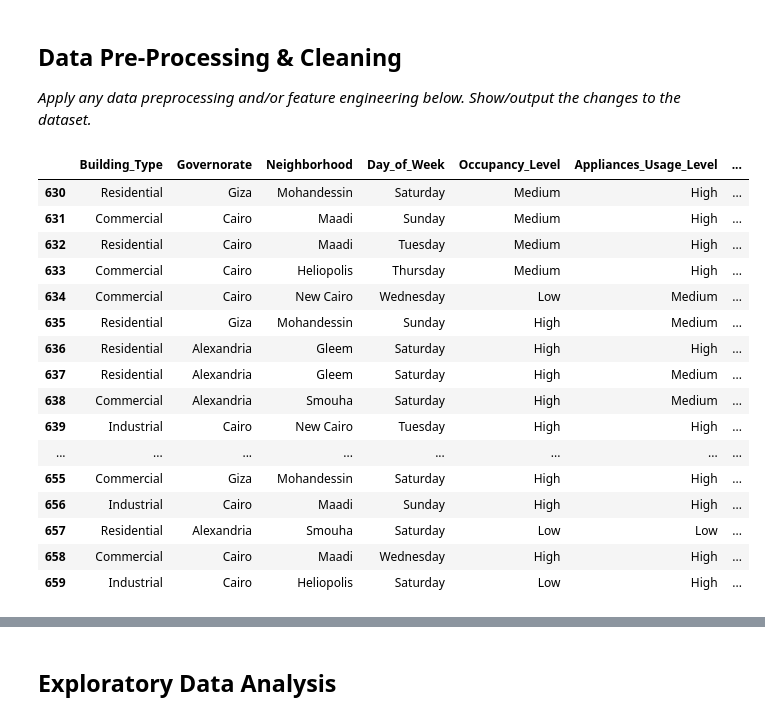
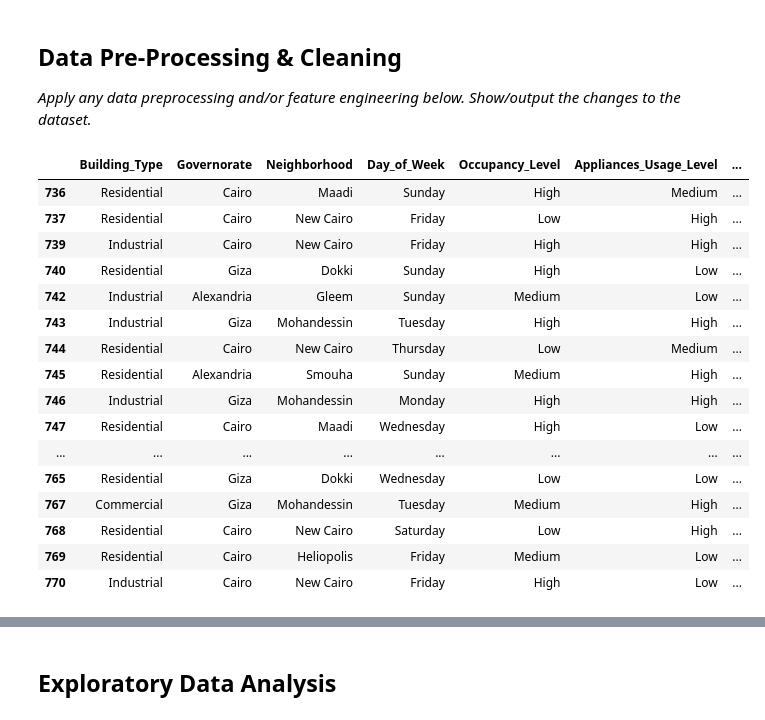
Before and after one commit to janabassemv/Customer-Segmentation, a Jupyter notebook: Regression_Mini-Project.ipynb, the cells around one changed output, grey strips where cells are left out. Cells and saved outputs as stored; diff of their text form; code cells hidden in the pictures.

```diff
--- a/Regression_Mini-Project.ipynb
+++ b/Regression_Mini-Project.ipynb
@@ -143,41 +143,70 @@ _Apply any data preprocessing and/or feature engineering below. Show/output the
 # %%
 df=df.drop('Building_ID', axis=1)
 df['Neighborhood'] = df['Neighborhood'].str.replace(r'[^a-zA-Z \s]','', regex=True)                         #removes anything that is not a letter or a space
 
 df['Day_of_Week']= df['Day_of_Week'].str.lower().str.capitalize()                                           #Turns all letters to lower case then capitalizes the first letter
 
 df['SquareFootage']= df['SquareFootage']. str.replace('m2', '', regex=True)                                 #removes the m2 that is in some of the SquareFootage values
 df['SquareFootage']= df['SquareFootage']. str.replace(r'[^0-9\s]', '', regex=True)                          #removes anything that is not a number or a space
 df['Energy_Consumption']= df['Energy_Consumption']. str.replace(r'[^0-9\s]', '', regex=True)                #removes anything that is not a number or a space
 
 df.loc[(df['Neighborhood'] == "New Cairo")| (df['Neighborhood'] == "Heliopolis")| (df['Neighborhood'] == "Maadi") & (df['Governorate'].isna()), 'Governorate'] = "Cairo"    #Fills in all NaN in Government with Cairo for Neighborhood New Cairo and Helioplis
 df.loc[(df['Neighborhood'] == "Dokki") | (df['Neighborhood'] == "Mohandessin") & (df['Governorate'].isna()), 'Governorate'] = "Giza"       #Fills in all NaN in Government with Giza for Neighborhood Dokki and Mohandessin
 df.loc[(df['Neighborhood'] == "Smouha") | (df['Neighborhood'] == "Gleem") & (df['Governorate'].isna()), 'Governorate'] = "Alexandria"      #Fills in all NaN in Government with Alexandria for Neighborhood Gleem and Smouha
 
 df['SquareFootage']= df['SquareFootage']. str.replace(r'[^0-9\s]', '', regex=True)
 
 
 
 df['Building_Type'] = df['Building_Type'].fillna(df['Building_Type'].mode()[0])                                               #Fills in all NaN in Building_Type with the most repeated type
-df['Average_Temperature'] = df['Average_Temperature'].fillna(round(df['Average_Temperature'].mean(), 2)).round(2)             #Fills in all NaN in Average_Temperature with the mode
+df['Average_Temperature'] = df['Average_Temperature'].fillna(round(df['Average_Temperature'].median(), 2)).round(2)             #Fills in all NaN in Average_Temperature with the mode
+
+temp = df['Average_Temperature']
+df['Average_Temperature'] = temp
+#removing outliers using quartiels method
+Q1 = df['Average_Temperature'].quantile(0.25)
+Q3 = df['Average_Temperature'].quantile(0.75)
+iqr = Q3 - Q1
+lowbound = Q1 - 1.5 * iqr
+upbound = Q3 + 1.5 * iqr
+df = df[(df['Average_Temperature'] >= lowbound) & (df['Average_Temperature'] <= upbound)]
+
+df['Energy_Consumption'] = pd.to_numeric(df['Energy_Consumption'], errors='coerce')
+eng_consump = df['Energy_Consumption']
+df['Energy_Consumption'] = eng_consump
+#removing outliers using quartiels method
+Q1 = df['Energy_Consumption'].quantile(0.25)
+Q3 = df['Energy_Consumption'].quantile(0.75)
+iqr = Q3 - Q1
+lowbound = Q1 - 1.5 * iqr
+upbound = Q3 + 1.5 * iqr
+df = df[(df['Energy_Consumption'] >= lowbound) & (df['Energy_Consumption'] <= upbound)]
+
+
+
+
+
+
+
+
 
 
 df.iloc[630:660]
 # %% [output]
 |  | Building_Type | Governorate | Neighborhood | Day_of_Week | Occupancy_Level | Appliances_Usage_Level | ... |
-| 630 | Residential | Giza | Mohandessin | Saturday | Medium | High | ... |
-| 631 | Commercial | Cairo | Maadi | Sunday | Medium | High | ... |
-| 632 | Residential | Cairo | Maadi | Tuesday | Medium | High | ... |
-| 633 | Commercial | Cairo | Heliopolis | Thursday | Medium | High | ... |
-| 634 | Commercial | Cairo | New Cairo | Wednesday | Low | Medium | ... |
-| 635 | Residential | Giza | Mohandessin | Sunday | High | Medium | ... |
-| 636 | Residential | Alexandria | Gleem | Saturday | High | High | ... |
-| 637 | Residential | Alexandria | Gleem | Saturday | High | Medium | ... |
-| 638 | Commercial | Alexandria | Smouha | Saturday | High | Medium | ... |
-| 639 | Industrial | Cairo | New Cairo | Tuesday | High | High | ... |
+| 736 | Residential | Cairo | Maadi | Sunday | High | Medium | ... |
+| 737 | Residential | Cairo | New Cairo | Friday | Low | High | ... |
+| 739 | Industrial | Cairo | New Cairo | Friday | High | High | ... |
+| 740 | Residential | Giza | Dokki | Sunday | High | Low | ... |
+| 742 | Industrial | Alexandria | Gleem | Sunday | Medium | Low | ... |
+| 743 | Industrial | Giza | Mohandessin | Tuesday | High | High | ... |
+| 744 | Residential | Cairo | New Cairo | Thursday | Low | Medium | ... |
+| 745 | Residential | Alexandria | Smouha | Sunday | Medium | High | ... |
+| 746 | Industrial | Giza | Mohandessin | Monday | High | High | ... |
+| 747 | Residential | Cairo | Maadi | Wednesday | High | Low | ... |
 | ... | ... | ... | ... | ... | ... | ... | ... |
-| 655 | Commercial | Giza | Mohandessin | Saturday | High | High | ... |
-| 656 | Industrial | Cairo | Maadi | Sunday | High | High | ... |
-| 657 | Residential | Alexandria | Smouha | Saturday | Low | Low | ... |
-| 658 | Commercial | Cairo | Maadi | Wednesday | High | High | ... |
-| 659 | Industrial | Cairo | Heliopolis | Saturday | Low | High | ... |
+| 765 | Residential | Giza | Dokki | Wednesday | Low | Low | ... |
+| 767 | Commercial | Giza | Mohandessin | Tuesday | Medium | High | ... |
+| 768 | Residential | Cairo | New Cairo | Saturday | Low | High | ... |
+| 769 | Residential | Cairo | Heliopolis | Friday | Medium | Low | ... |
+| 770 | Industrial | Cairo | New Cairo | Friday | High | Low | ... |
```
Also changed, not shown: parts of 27 cells of this notebook.
